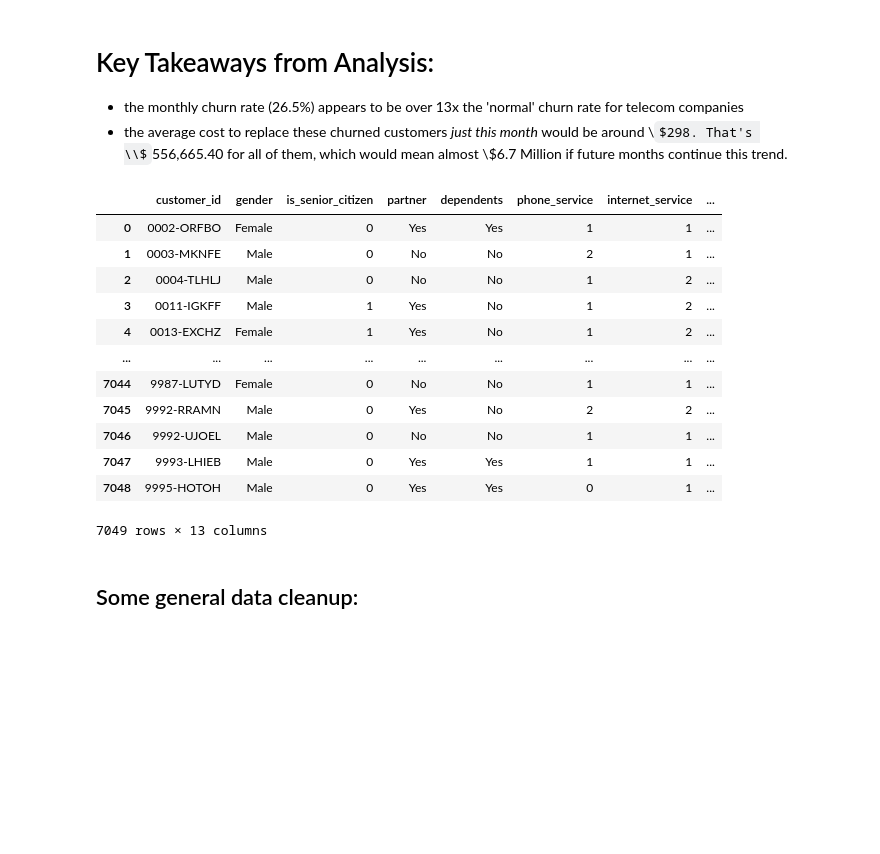
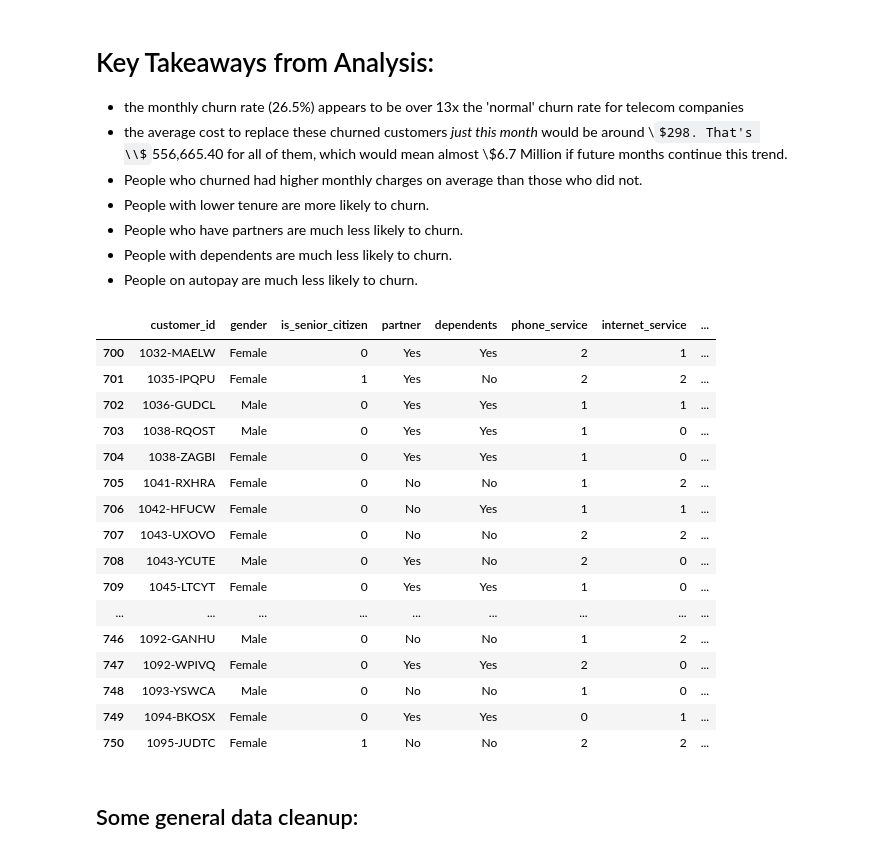
Before and after one commit to greg-maggard/analysis_and_storytelling, a Jupyter notebook: TELCO_churn_analysis.ipynb, the cells around one changed output. Drawn from its saved outputs; the diff is of its cells as text; code cells hidden in the pictures; some formulas as TeX source; blank space fills up the shorter version.

```diff
--- a/TELCO_churn_analysis.ipynb
+++ b/TELCO_churn_analysis.ipynb
@@ -9,22 +38,31 @@ df = pd.read_csv('TELCO_Data.csv')
 # Key Takeaways from Analysis:
 - the monthly churn rate (26.5%) appears to be over 13x the 'normal' churn rate for telecom companies
 - the average cost to replace these churned customers *just this month* would be around \\$298. That's \\$556,665.40 for all of them, which would mean almost \\$6.7 Million if future months continue this trend.
+- People who churned had higher monthly charges on average than those who did not.
+- People with lower tenure are more likely to churn.
+- People who have partners are much less likely to churn.
+- People with dependents are much less likely to churn.
+- People on autopay are much less likely to churn.
 # %%
-df
+df.loc[700:750, :]
 # %% [output]
 |  | customer_id | gender | is_senior_citizen | partner | dependents | phone_service | internet_service | ... |
-| 0 | 0002-ORFBO | Female | 0 | Yes | Yes | 1 | 1 | ... |
-| 1 | 0003-MKNFE | Male | 0 | No | No | 2 | 1 | ... |
-| 2 | 0004-TLHLJ | Male | 0 | No | No | 1 | 2 | ... |
-| 3 | 0011-IGKFF | Male | 1 | Yes | No | 1 | 2 | ... |
-| 4 | 0013-EXCHZ | Female | 1 | Yes | No | 1 | 2 | ... |
+| 700 | 1032-MAELW | Female | 0 | Yes | Yes | 2 | 1 | ... |
+| 701 | 1035-IPQPU | Female | 1 | Yes | No | 2 | 2 | ... |
+| 702 | 1036-GUDCL | Male | 0 | Yes | Yes | 1 | 1 | ... |
+| 703 | 1038-RQOST | Male | 0 | Yes | Yes | 1 | 0 | ... |
+| 704 | 1038-ZAGBI | Female | 0 | Yes | Yes | 1 | 0 | ... |
+| 705 | 1041-RXHRA | Female | 0 | No | No | 1 | 2 | ... |
+| 706 | 1042-HFUCW | Female | 0 | No | Yes | 1 | 1 | ... |
+| 707 | 1043-UXOVO | Female | 0 | No | No | 2 | 2 | ... |
+| 708 | 1043-YCUTE | Male | 0 | Yes | No | 2 | 0 | ... |
+| 709 | 1045-LTCYT | Female | 0 | Yes | Yes | 1 | 0 | ... |
 | ... | ... | ... | ... | ... | ... | ... | ... | ... |
-| 7044 | 9987-LUTYD | Female | 0 | No | No | 1 | 1 | ... |
-| 7045 | 9992-RRAMN | Male | 0 | Yes | No | 2 | 2 | ... |
-| 7046 | 9992-UJOEL | Male | 0 | No | No | 1 | 1 | ... |
-| 7047 | 9993-LHIEB | Male | 0 | Yes | Yes | 1 | 1 | ... |
-| 7048 | 9995-HOTOH | Male | 0 | Yes | Yes | 0 | 1 | ... |
+| 746 | 1092-GANHU | Male | 0 | No | No | 1 | 2 | ... |
+| 747 | 1092-WPIVQ | Female | 0 | Yes | Yes | 2 | 0 | ... |
+| 748 | 1093-YSWCA | Male | 0 | No | No | 1 | 0 | ... |
+| 749 | 1094-BKOSX | Female | 0 | Yes | Yes | 0 | 1 | ... |
+| 750 | 1095-JUDTC | Female | 1 | No | No | 2 | 2 | ... |
-7049 rows × 13 columns
 # %% [markdown]
 ## Some general data cleanup:
 # %%
```
Also changed, not shown: parts of 12 cells of this notebook.
